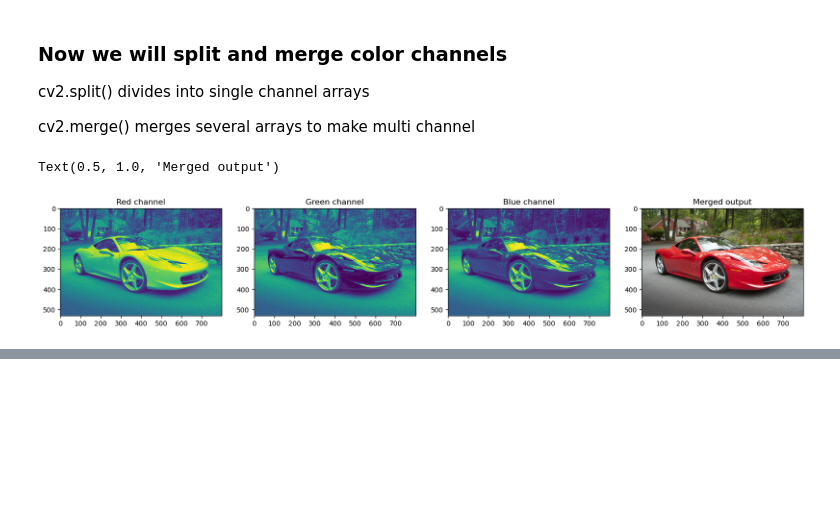
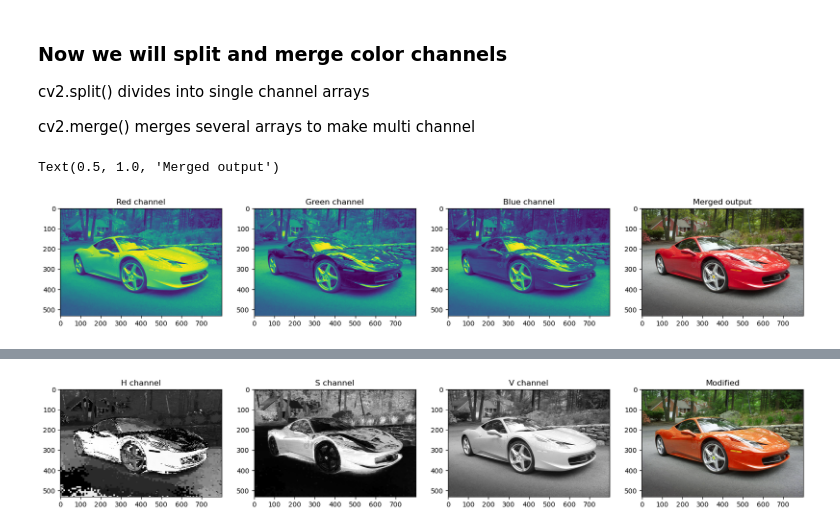
Before and after one commit to mitzu-93/hangul-recog, a Jupyter notebook: reading_images.ipynb, the cells around one changed output, grey strips where cells are left out. Drawn from its saved outputs; the diff is of its cells as text; code cells hidden in the pictures; blank space fills up the shorter version.

```diff
--- a/reading_images.ipynb
+++ b/reading_images.ipynb
@@ -125,0 +157,13 @@ cv2.cvtColor() converts an image from one color space to another.
+# %%
+h_new = h+10
+ferrari_merged = cv2.merge((h_new, s, v))
+ferrari_rgb = cv2.cvtColor(ferrari_merged, cv2.COLOR_HSV2RGB)
+
+#show the channels
+plt.figure(figsize=[20,5])
+plt.subplot(141); plt.imshow(h, cmap='gray'); plt.title('H channel');
+plt.subplot(142); plt.imshow(s, cmap='gray'); plt.title('S channel');
+plt.subplot(143); plt.imshow(v, cmap='gray'); plt.title('V channel');
+plt.subplot(144); plt.imshow(ferrari_rgb, cmap='gray'); plt.title('Modified');
+# %% [output]
+[figure, added]
```
Also changed, not shown: parts of 4 cells of this notebook, 1 other file.
